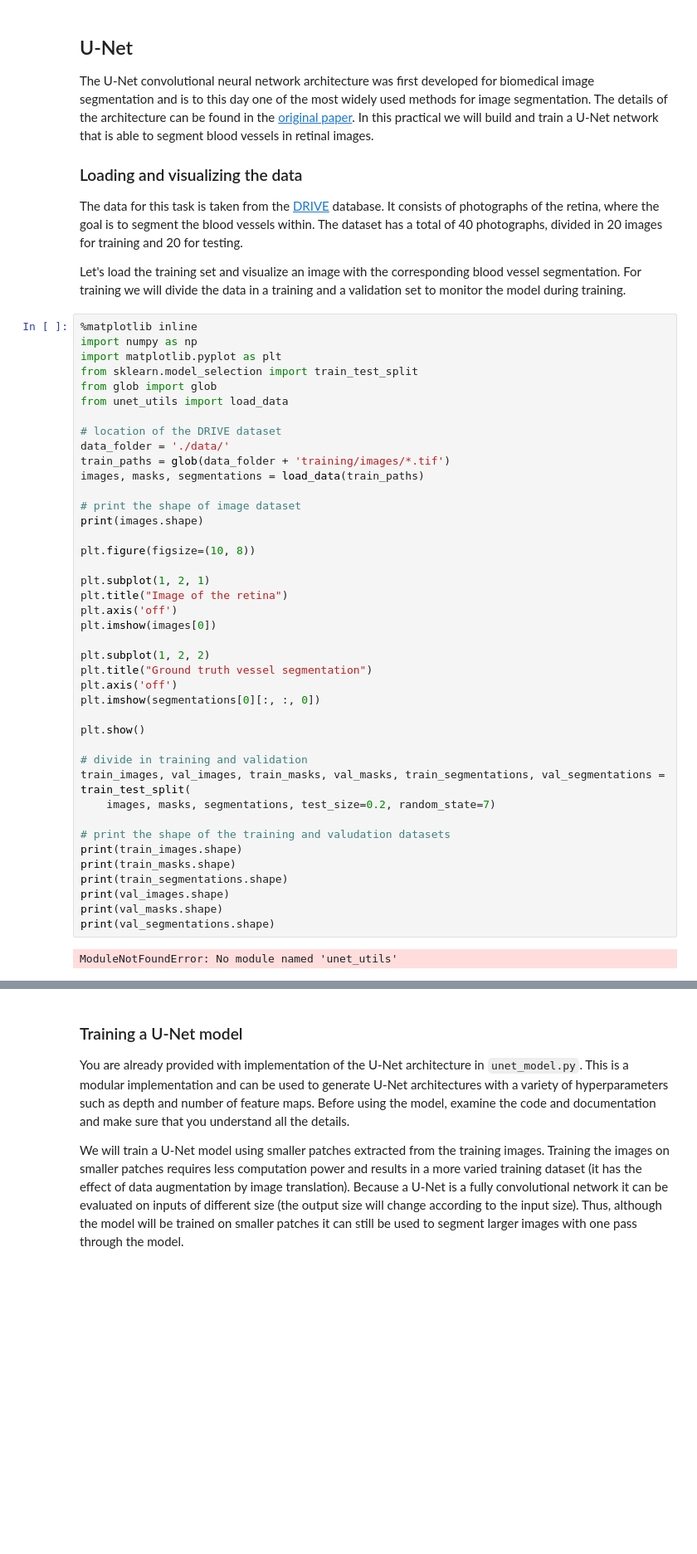
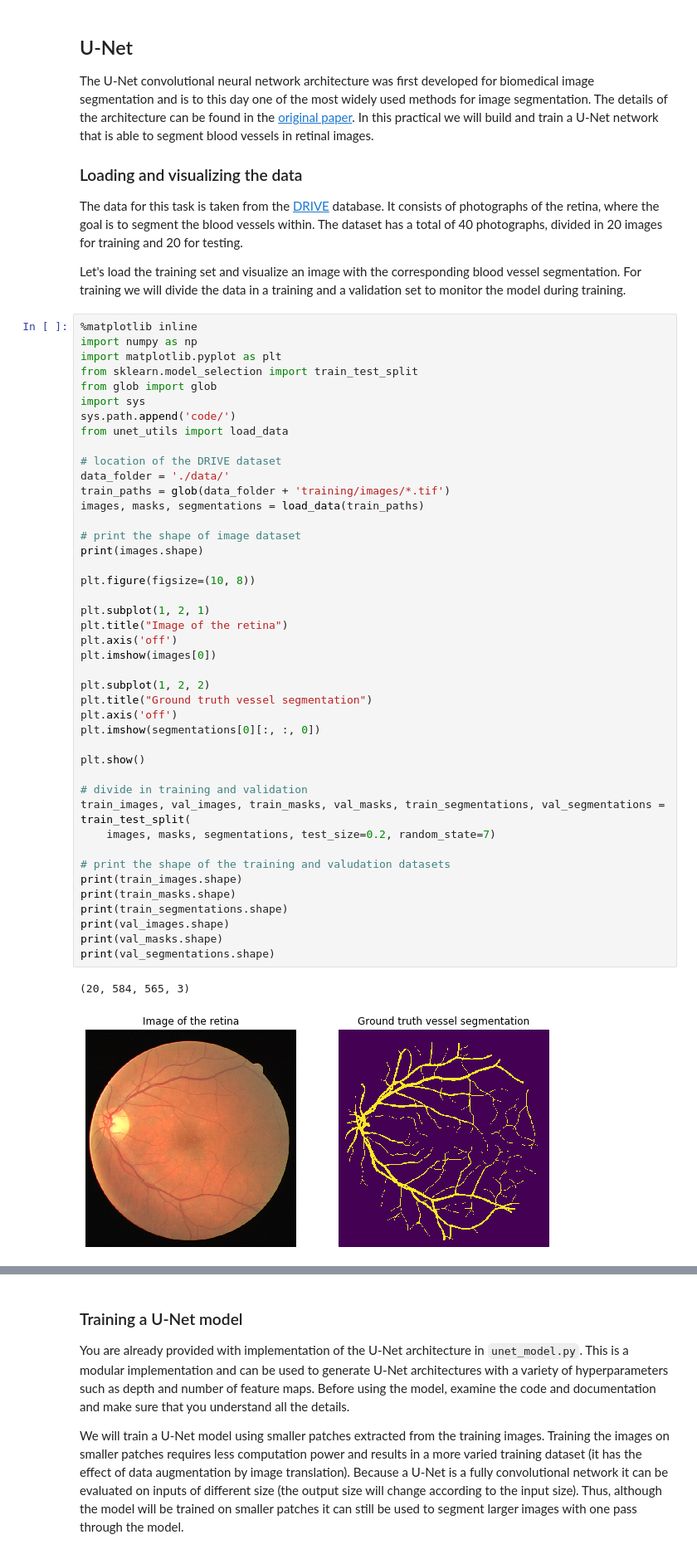
Before and after one commit to ndkruif/8dm40-machine-learning, a Jupyter notebook: practicals/week_4.ipynb, the cells around one changed output, grey strips where cells are left out. Shown: that part at 83% size. Cells and saved outputs as stored; diff of their text form; blank space fills up the shorter version.

```diff
--- a/practicals/week_4.ipynb
+++ b/practicals/week_4.ipynb
@@ -148,6 +148,8 @@ import numpy as np
 import matplotlib.pyplot as plt
 from sklearn.model_selection import train_test_split
 from glob import glob
+import sys
+sys.path.append('code/')
 from unet_utils import load_data
 
 # location of the DRIVE dataset
@@ -157,31 +159,32 @@ images, masks, segmentations = load_data(train_paths)
 
 # print the shape of image dataset
 print(images.shape)
 
 plt.figure(figsize=(10, 8))
 
 plt.subplot(1, 2, 1)
 plt.title("Image of the retina")
 plt.axis('off')
 plt.imshow(images[0])
 
 plt.subplot(1, 2, 2)
 plt.title("Ground truth vessel segmentation")
 plt.axis('off')
 plt.imshow(segmentations[0][:, :, 0])
 
 plt.show()
 
 # divide in training and validation
 train_images, val_images, train_masks, val_masks, train_segmentations, val_segmentations = train_test_split(
     images, masks, segmentations, test_size=0.2, random_state=7)
 
 # print the shape of the training and valudation datasets
 print(train_images.shape)
 print(train_masks.shape)
 print(train_segmentations.shape)
 print(val_images.shape)
 print(val_masks.shape)
 print(val_segmentations.shape)
 # %% [output]
-ModuleNotFoundError: No module named 'unet_utils'
+(20, 584, 565, 3)
+[figure, added]
```
Also changed, not shown: parts of 11 cells of this notebook, 2 other files.
